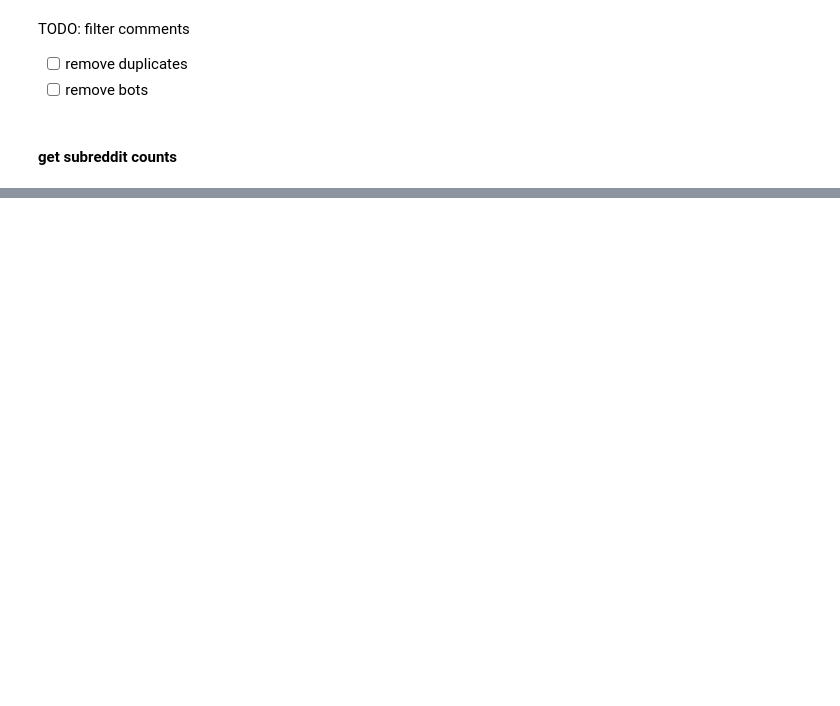
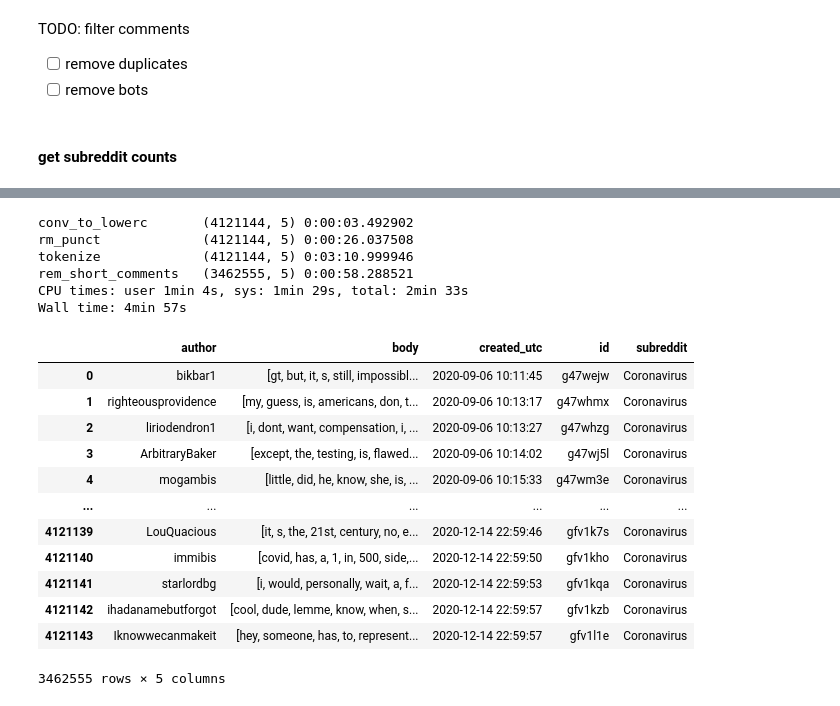
Before and after one commit to wuqui/neocov, a Jupyter notebook: index.ipynb, the cells around one changed output, grey strips where cells are left out. Drawn from its saved outputs; the diff is of its cells as text; code cells hidden in the pictures; blank space fills up the shorter version.

```diff
--- a/index.ipynb
+++ b/index.ipynb
@@ -217,0 +269,7 @@ comments\
+# %%
+SUBR = 'Coronavirus'
+# %%
+fpaths = get_comments_paths_subr(COMMENTS_DIR_SUBR, SUBR)
+# %%
+%%time
+comments = read_comm_csvs(fpaths)
@@ -217,0 +279,26 @@ comments\
+# %%
+%%time
+comments = clean_comments(comments)
+# %% [output]
+conv_to_lowerc       (4121144, 5) 0:00:03.492902
+rm_punct             (4121144, 5) 0:00:26.037508
+tokenize             (4121144, 5) 0:03:10.999946
+rem_short_comments   (3462555, 5) 0:00:58.288521
+CPU times: user 1min 4s, sys: 1min 29s, total: 2min 33s
+Wall time: 4min 57s
+# %%
+comments
+# %% [output]
+|  | author | body | created_utc | id | subreddit |
+| 0 | bikbar1 | [gt, but, it, s, still, impossibl... | 2020-09-06 10:11:45 | g47wejw | Coronavirus |
+| 1 | righteousprovidence | [my, guess, is, americans, don, t... | 2020-09-06 10:13:17 | g47whmx | Coronavirus |
+| 2 | liriodendron1 | [i, dont, want, compensation, i, ... | 2020-09-06 10:13:27 | g47whzg | Coronavirus |
+| 3 | ArbitraryBaker | [except, the, testing, is, flawed... | 2020-09-06 10:14:02 | g47wj5l | Coronavirus |
+| 4 | mogambis | [little, did, he, know, she, is, ... | 2020-09-06 10:15:33 | g47wm3e | Coronavirus |
+| ... | ... | ... | ... | ... | ... |
+| 4121139 | LouQuacious | [it, s, the, 21st, century, no, e... | 2020-12-14 22:59:46 | gfv1k7s | Coronavirus |
+| 4121140 | immibis | [covid, has, a, 1, in, 500, side,... | 2020-12-14 22:59:50 | gfv1kho | Coronavirus |
+| 4121141 | starlordbg | [i, would, personally, wait, a, f... | 2020-12-14 22:59:53 | gfv1kqa | Coronavirus |
+| 4121142 | ihadanamebutforgot | [cool, dude, lemme, know, when, s... | 2020-12-14 22:59:57 | gfv1kzb | Coronavirus |
+| 4121143 | Iknowwecanmakeit | [hey, someone, has, to, represent... | 2020-12-14 22:59:57 | gfv1l1e | Coronavirus |
+3462555 rows × 5 columns
```
Also changed, not shown: parts of 36 cells of this notebook, 2 other files.
